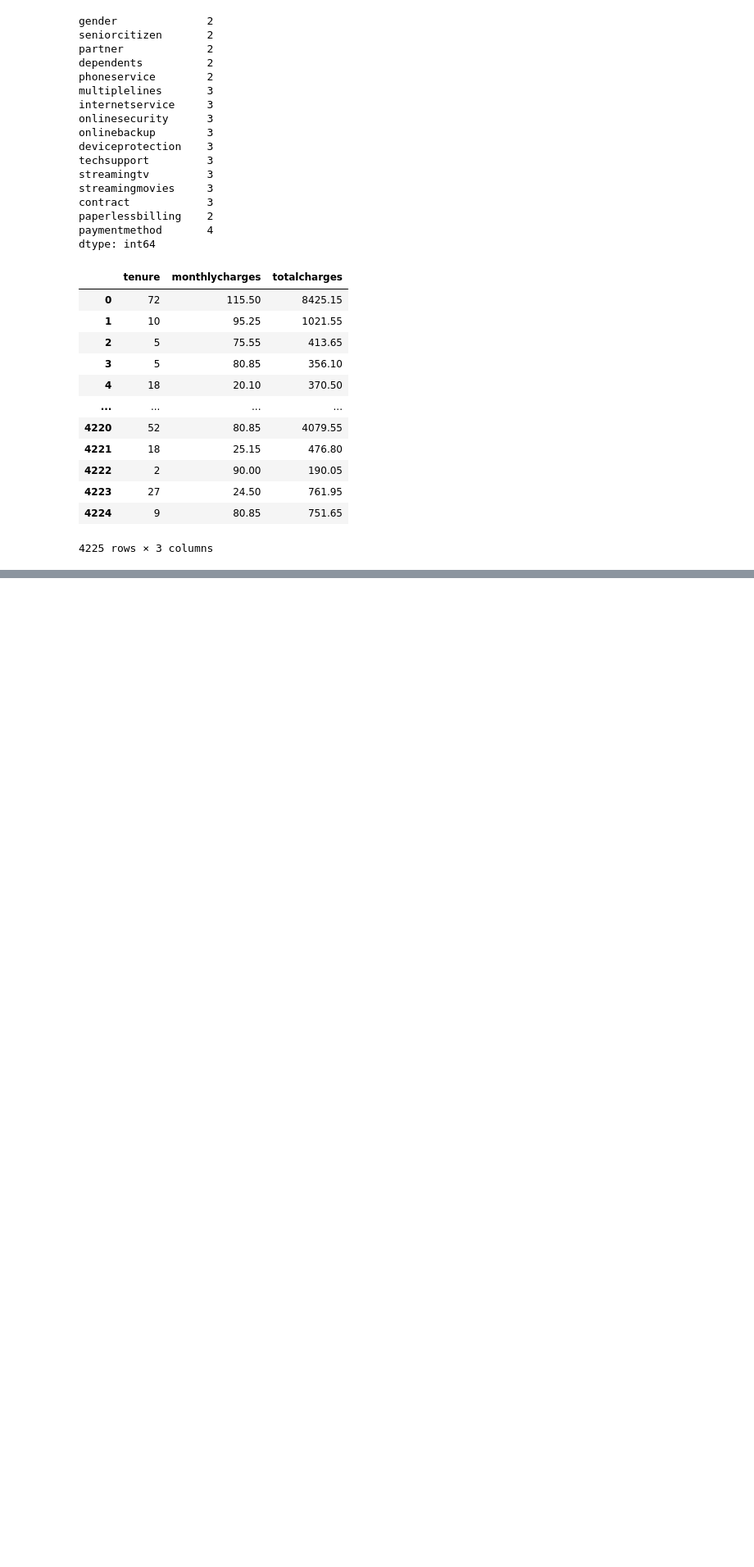
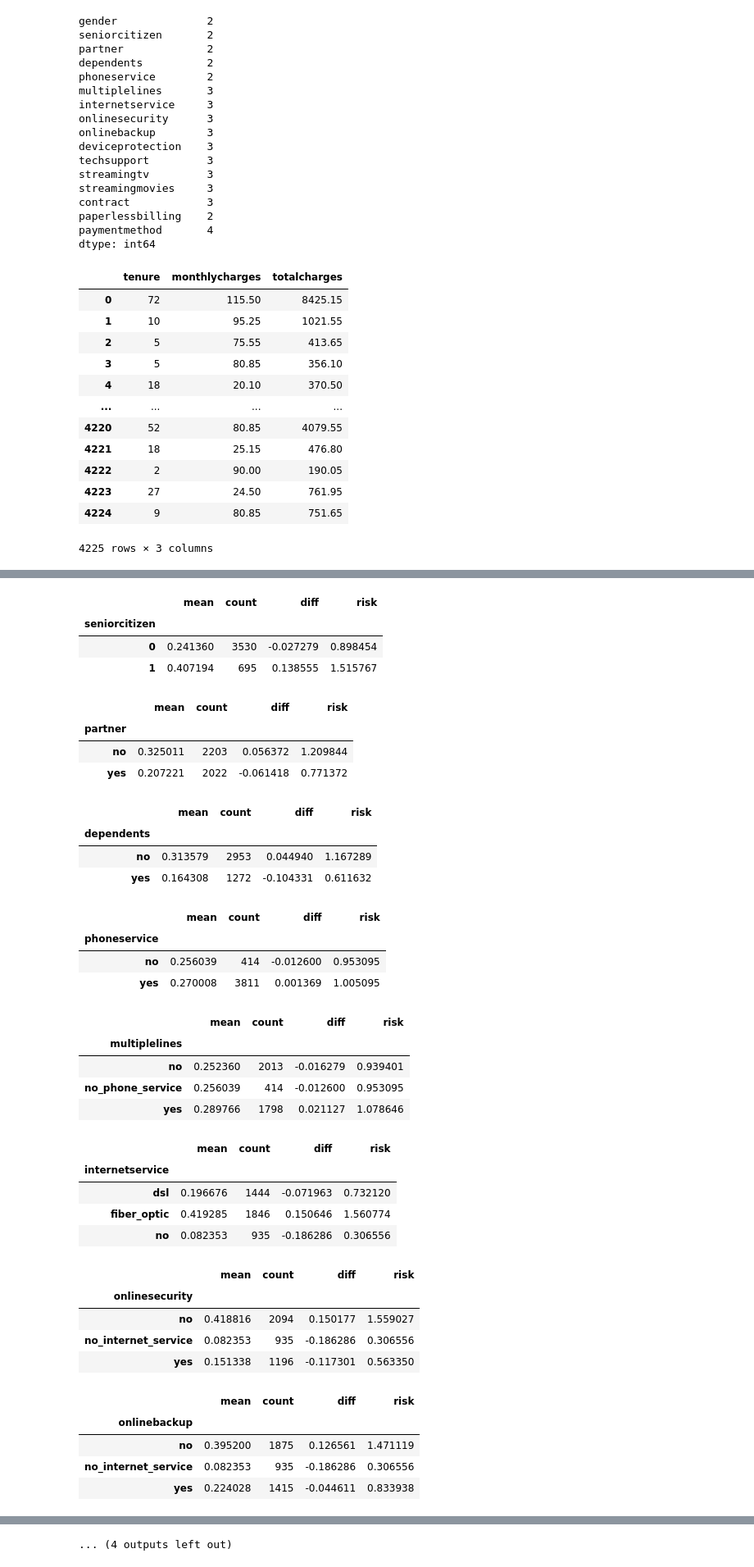
Before and after one commit to thePaulCode/machine-learning-zoomcamp, a Jupyter notebook: 03-classification/01-churn_project.ipynb, the cells around one changed output, grey strips where cells are left out. Shown at 82% size. Drawn from its saved outputs; the diff is of its cells as text; code cells hidden in the pictures; blank space fills up the shorter version.

Commit message:
Churn Rate and Risk Ratio

```diff
--- a/03-classification/01-churn_project.ipynb
+++ b/03-classification/01-churn_project.ipynb
@@ -398,0 +416,3 @@ df_full_train[numerical]
+# %%
+global_churn = df_full_train.churn.mean()
+global_churn
@@ -398,0 +461,6 @@ df_full_train[numerical]
+# %%
+df_group = df_full_train.groupby('gender').churn.agg(['mean', 'count'])
+df_group['diff'] = df_group['mean'] - global_churn
+df_group
+df_group['risk'] = df_group['mean'] / global_churn
+df_group
@@ -398,0 +482,7 @@ df_full_train[numerical]
+# %%
+for c in categorical:
+    df_group = df_full_train.groupby('gender').churn.agg(['mean', 'count'])
+df_group['diff'] = df_group['mean'] - global_churn
+df_group
+df_group['risk'] = df_group['mean'] / global_churn
+df_group
@@ -398,0 +496,10 @@ df_full_train[numerical]
+# %%
+for c in categorical:
+    df_group = df_full_train.groupby(c).churn.agg(['mean', 'count'])
+    df_group['diff'] = df_group['mean'] - global_churn
+    df_group
+    df_group['risk'] = df_group['mean'] / global_churn
+    display(df_group)
+    print()
+    print()
+# %% [output]
@@ -398,0 +510,36 @@ df_full_train[numerical]
+|  | mean | count | diff | risk |
+| seniorcitizen |  |  |  |  |
+| 0 | 0.241360 | 3530 | -0.027279 | 0.898454 |
+| 1 | 0.407194 | 695 | 0.138555 | 1.515767 |
+|  | mean | count | diff | risk |
+| partner |  |  |  |  |
+| no | 0.325011 | 2203 | 0.056372 | 1.209844 |
+| yes | 0.207221 | 2022 | -0.061418 | 0.771372 |
+|  | mean | count | diff | risk |
+| dependents |  |  |  |  |
+| no | 0.313579 | 2953 | 0.044940 | 1.167289 |
+| yes | 0.164308 | 1272 | -0.104331 | 0.611632 |
+|  | mean | count | diff | risk |
+| phoneservice |  |  |  |  |
+| no | 0.256039 | 414 | -0.012600 | 0.953095 |
+| yes | 0.270008 | 3811 | 0.001369 | 1.005095 |
+|  | mean | count | diff | risk |
+| multiplelines |  |  |  |  |
+| no | 0.252360 | 2013 | -0.016279 | 0.939401 |
+| no_phone_service | 0.256039 | 414 | -0.012600 | 0.953095 |
+| yes | 0.289766 | 1798 | 0.021127 | 1.078646 |
+|  | mean | count | diff | risk |
+| internetservice |  |  |  |  |
+| dsl | 0.196676 | 1444 | -0.071963 | 0.732120 |
+| fiber_optic | 0.419285 | 1846 | 0.150646 | 1.560774 |
+| no | 0.082353 | 935 | -0.186286 | 0.306556 |
+|  | mean | count | diff | risk |
+| onlinesecurity |  |  |  |  |
+| no | 0.418816 | 2094 | 0.150177 | 1.559027 |
+| no_internet_service | 0.082353 | 935 | -0.186286 | 0.306556 |
+| yes | 0.151338 | 1196 | -0.117301 | 0.563350 |
+|  | mean | count | diff | risk |
+| onlinebackup |  |  |  |  |
+| no | 0.395200 | 1875 | 0.126561 | 1.471119 |
+| no_internet_service | 0.082353 | 935 | -0.186286 | 0.306556 |
+| yes | 0.224028 | 1415 | -0.044611 | 0.833938 |
@@ -398,0 +561 @@ df_full_train[numerical]
+... (4 outputs left out)
```
Also changed, not shown: parts of 18 cells of this notebook.
